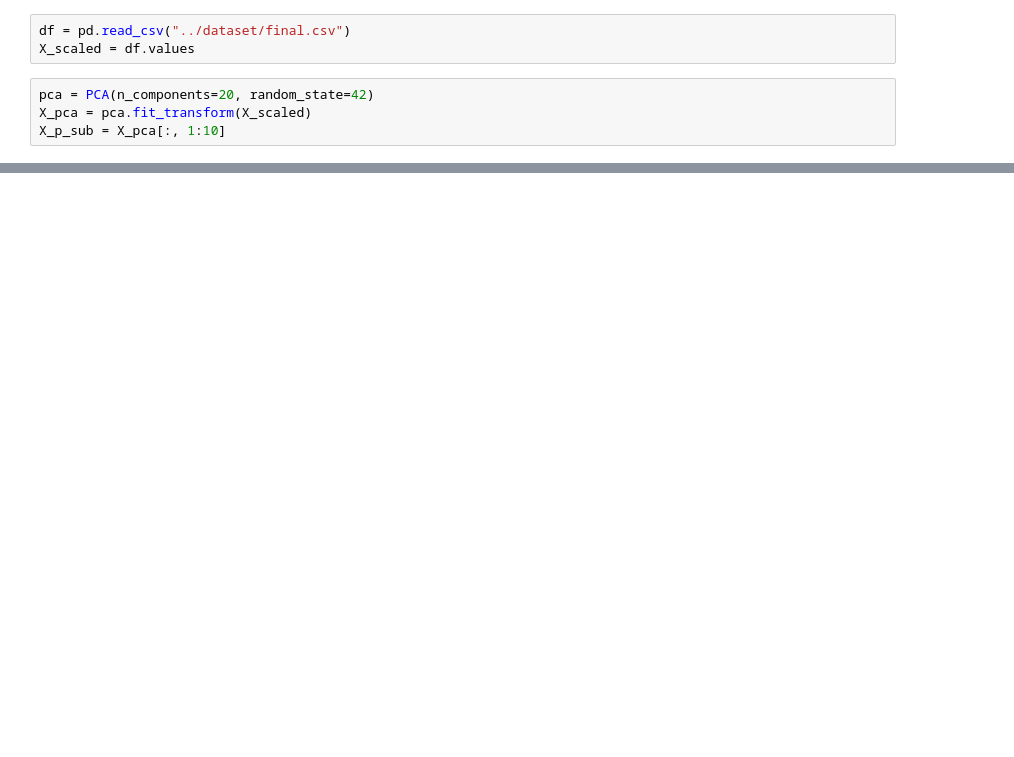
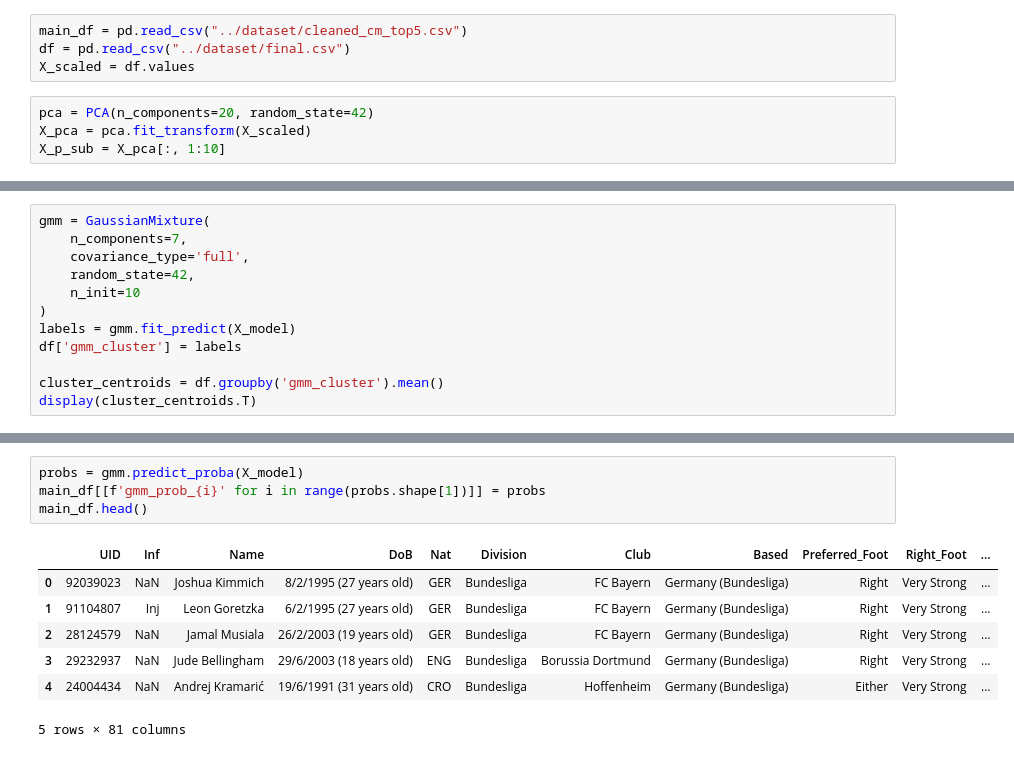
Before and after one commit to adityasharma624/Position-Specific-Role-Clustering-in-Football, a Jupyter notebook: notebooks/gmm.ipynb, the cells around one changed output, grey strips where cells are left out. Saved outputs shown, nothing was run; the diff lists cells and outputs as text; blank space fills up the shorter version.

```diff
--- a/notebooks/gmm.ipynb
+++ b/notebooks/gmm.ipynb
@@ -10,6 +11,7 @@ from sklearn.mixture import GaussianMixture
 import warnings
 warnings.filterwarnings("ignore")
 # %%
+main_df = pd.read_csv("../dataset/cleaned_cm_top5.csv")
 df = pd.read_csv("../dataset/final.csv")
 X_scaled = df.values
 # %%
@@ -94,0 +151,12 @@ Index(['Height', 'Weight', 'Age', 'Acc', 'Aer', 'Agg', 'Agi', 'Ant', 'Bal',
+# %%
+gmm = GaussianMixture(
+    n_components=7,
+    covariance_type='full',
+    random_state=42,
+    n_init=10
+)
+labels = gmm.fit_predict(X_model)
+df['gmm_cluster'] = labels
+
+cluster_centroids = df.groupby('gmm_cluster').mean()
+display(cluster_centroids.T)
@@ -94,0 +198,12 @@ Index(['Height', 'Weight', 'Age', 'Acc', 'Aer', 'Agg', 'Agi', 'Ant', 'Bal',
+# %%
+probs = gmm.predict_proba(X_model)
+main_df[[f'gmm_prob_{i}' for i in range(probs.shape[1])]] = probs
+main_df.head()
+# %% [output]
+|  | UID | Inf | Name | DoB | Nat | Division | Club | Based | Preferred_Foot | Right_Foot | ... |
+| 0 | 92039023 | NaN | Joshua Kimmich | 8/2/1995 (27 years old) | GER | Bundesliga | FC Bayern | Germany (Bundesliga) | Right | Very Strong | ... |
+| 1 | 91104807 | Inj | Leon Goretzka | 6/2/1995 (27 years old) | GER | Bundesliga | FC Bayern | Germany (Bundesliga) | Right | Very Strong | ... |
+| 2 | 28124579 | NaN | Jamal Musiala | 26/2/2003 (19 years old) | GER | Bundesliga | FC Bayern | Germany (Bundesliga) | Right | Very Strong | ... |
+| 3 | 29232937 | NaN | Jude Bellingham | 29/6/2003 (18 years old) | ENG | Bundesliga | Borussia Dortmund | Germany (Bundesliga) | Right | Very Strong | ... |
+| 4 | 24004434 | NaN | Andrej Kramarić | 19/6/1991 (31 years old) | CRO | Bundesliga | Hoffenheim | Germany (Bundesliga) | Either | Very Strong | ... |
+5 rows × 81 columns
```
Also changed, not shown: parts of 9 cells of this notebook, 2 other files.
